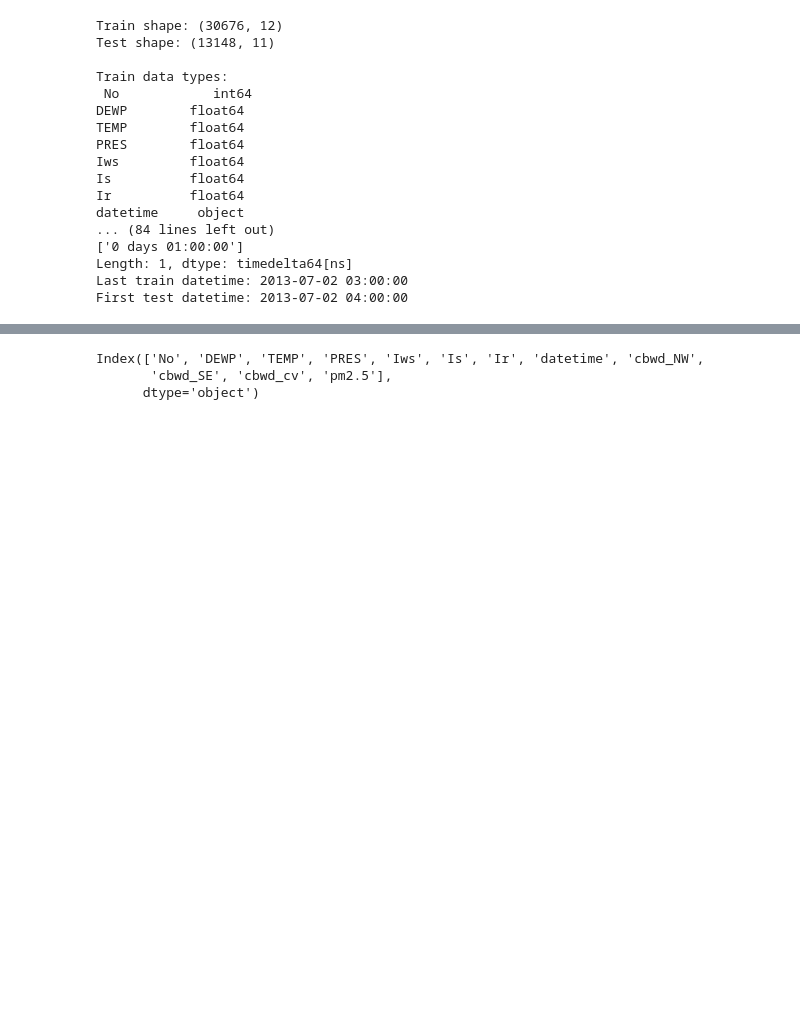
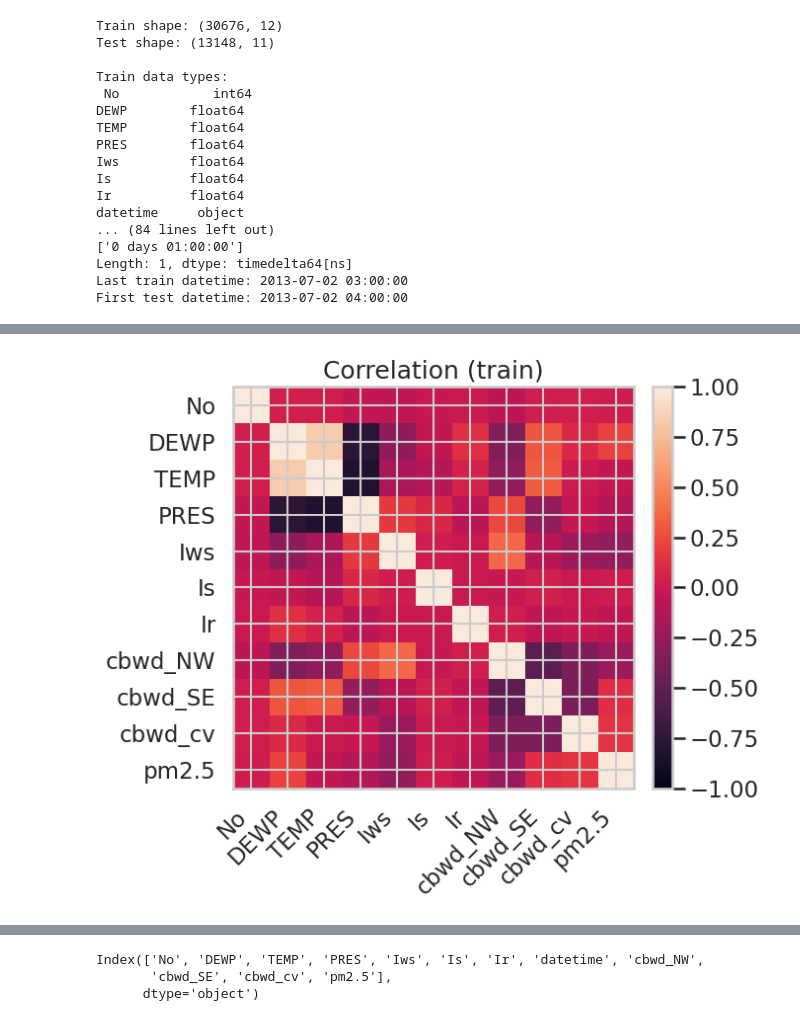
Before and after one commit to l-isaro/air-pollution-beinjing, a Jupyter notebook: air_quality_forecasting_starter_code.ipynb, the cells around one changed output, grey strips where cells are left out. Cells and saved outputs as stored; diff of their text form; code cells hidden in the pictures; blank space fills up the shorter version.

```diff
--- a/air_quality_forecasting_starter_code.ipynb
+++ b/air_quality_forecasting_starter_code.ipynb
@@ -152,0 +130,16 @@ else:
+# %%
+corr_cols = [c for c in num_cols] + [TARGET]
+corr_df = train[corr_cols].dropna()
+C = corr_df.corr().values
+labels = corr_df.columns
+
+plt.figure(figsize=(7,6))
+im = plt.imshow(C, vmin=-1, vmax=1)
+plt.xticks(range(len(labels)), labels, rotation=45, ha='right')
+plt.yticks(range(len(labels)), labels)
+plt.colorbar(im, fraction=0.046, pad=0.04)
+plt.title('Correlation (train)')
+plt.tight_layout()
+plt.show()
+# %% [output]
+[figure, added]
```
Also changed, not shown: parts of 8 cells of this notebook.
